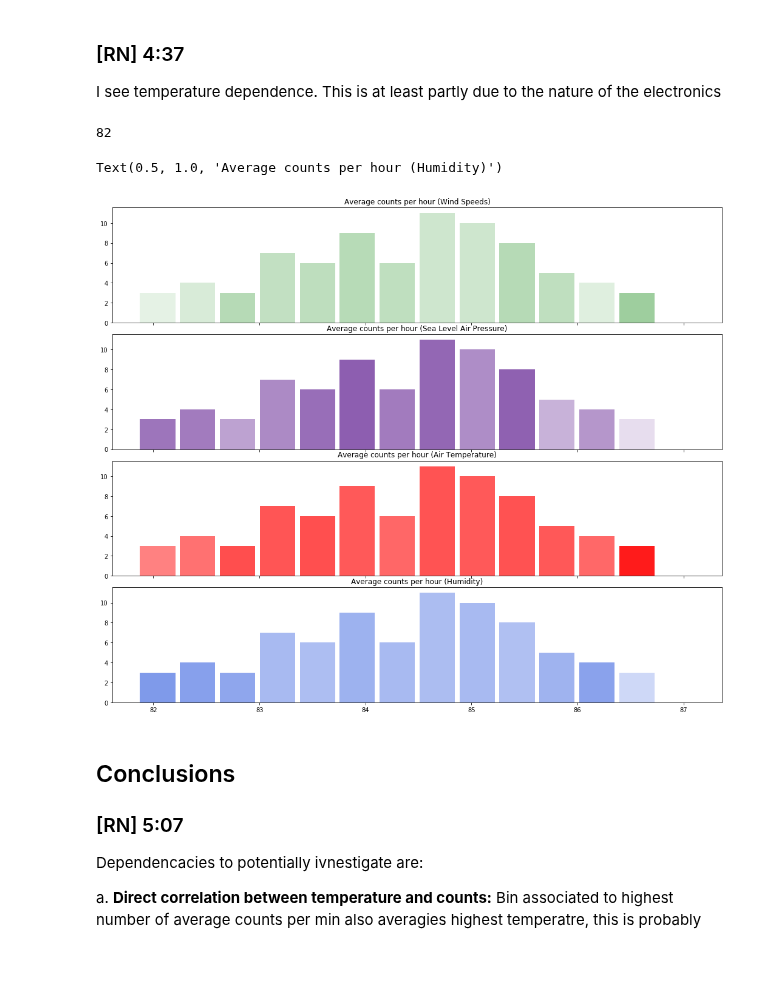
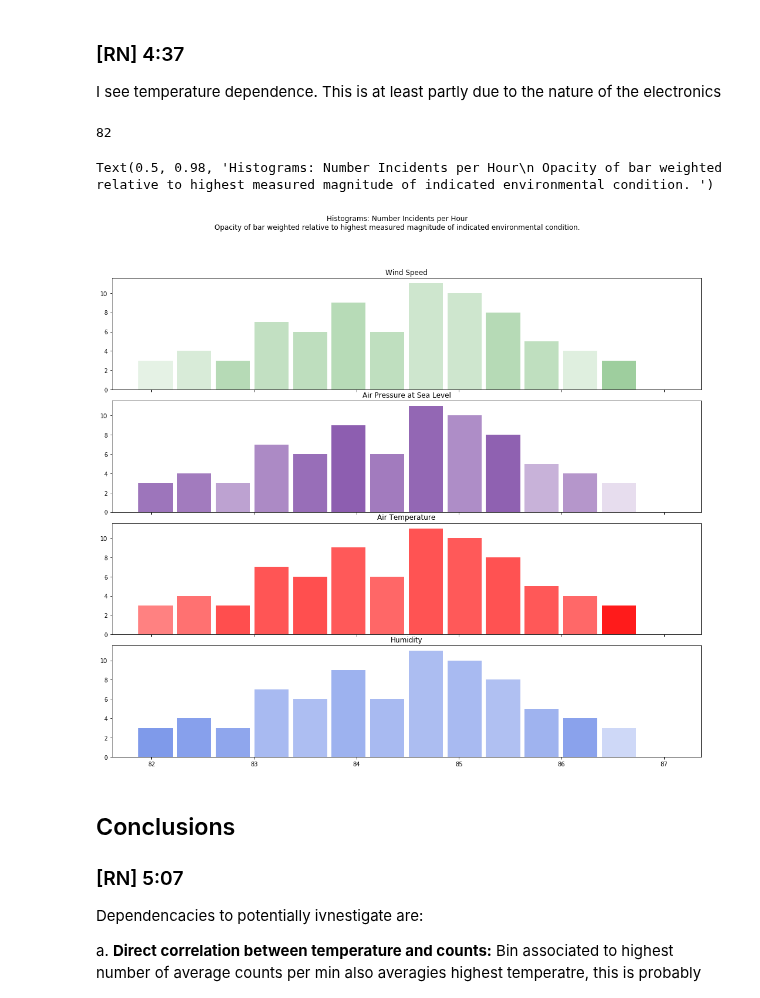
Before and after one commit to rnnisi/CosmicRayDetector_LongTerm, a Jupyter notebook: Notebook/20210301_FirstDataLooks.ipynb, the cells around one changed output. Cells and saved outputs as stored; diff of their text form; code cells hidden in the pictures; blank space fills up the shorter version.

```diff
--- a/Notebook/20210301_FirstDataLooks.ipynb
+++ b/Notebook/20210301_FirstDataLooks.ipynb
@@ -421,39 +421,40 @@ def MyHist(tagged, bins, min_alpha):
             T_alpha = sum(ta)/len(ta)
         except ZeroDivisionError:
             T_alpha = min_alpha
         try:
             H_alpha = sum(ha)/len(ha)
         except ZeroDivisionError:
             H_alpha = min_alpha
         out = [center, count, W_alpha, P_alpha, T_alpha, H_alpha]
         hist.append(out)
         count = 0
     return hist
 print(len(tagged))
 bins = 15
 hist = MyHist(tagged, bins, 0)
 fig6, axs6 = plt.subplots(4, sharex=True, gridspec_kw={'hspace':0.1})
 for i in range(len(hist)):
     look = hist[i]
     x = look[0]
     X.append(x)
     fullness = look[1]
     axs6[0].bar(x, fullness, width=(5/bins), color = 'green', alpha = look[2])
     axs6[1].bar(x, fullness, width=(5/bins),color = "indigo", alpha = look[3])
     axs6[2].bar(x, fullness, width=(5/bins),color = "red", alpha = look[4])
     axs6[3].bar(x, fullness, width=(5/bins),color = "royalblue", alpha=look[5])
 
-axs6[0].set_title("Histogram: Average Events per Minute over an Hour (Wind Speeds)")
+axs6[0].set_title("Wind Speed")
 
-axs6[1].set_title("Histogram: Average Events per Minute over an Hour (Sea Level Air Pressure)")
+axs6[1].set_title("Air Pressure at Sea Level")
 
-axs6[2].set_title("Histogram: Average Events per Minute over an Hour (Air Temperature)")
+axs6[2].set_title("Air Temperature")
 
-axs6[3].set_title("Histogram: Average Events per Minute over an Hour  (Humidity)")
+axs6[3].set_title("Humidity")
+fig6.suptitle("Histograms: Number Incidents per Hour\n Opacity of bar weighted relative to highest measured magnitude of indicated environmental condition. ")
 # %% [output]
 82
-Text(0.5, 1.0, 'Average counts per hour (Humidity)')
+Text(0.5, 0.98, 'Histograms: Number Incidents per Hour\n Opacity of bar weighted relative to highest measured magnitude of indicated environmental condition. ')
-[figure, old version]
+[figure, new version]
 # %% [markdown]
 ## Conclusions
 ### [RN] 5:07
```
